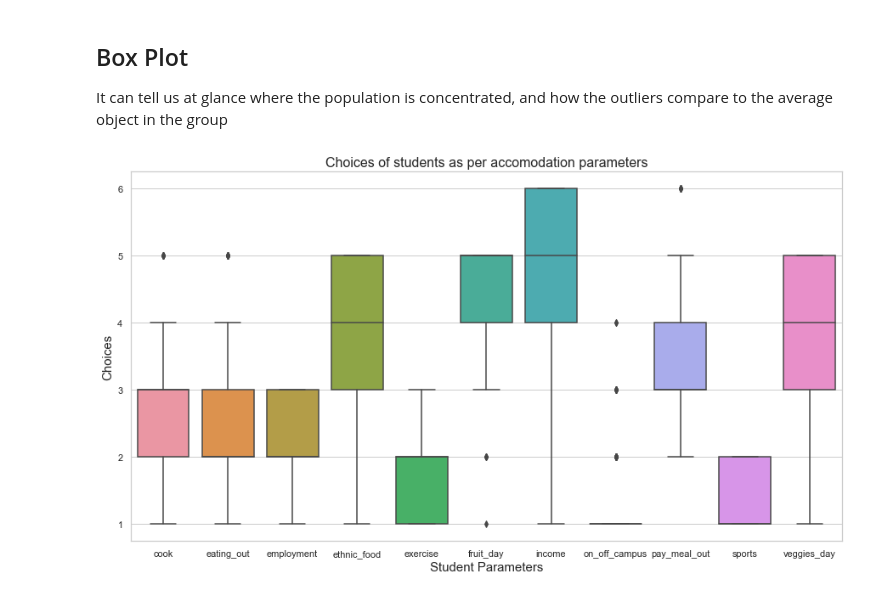
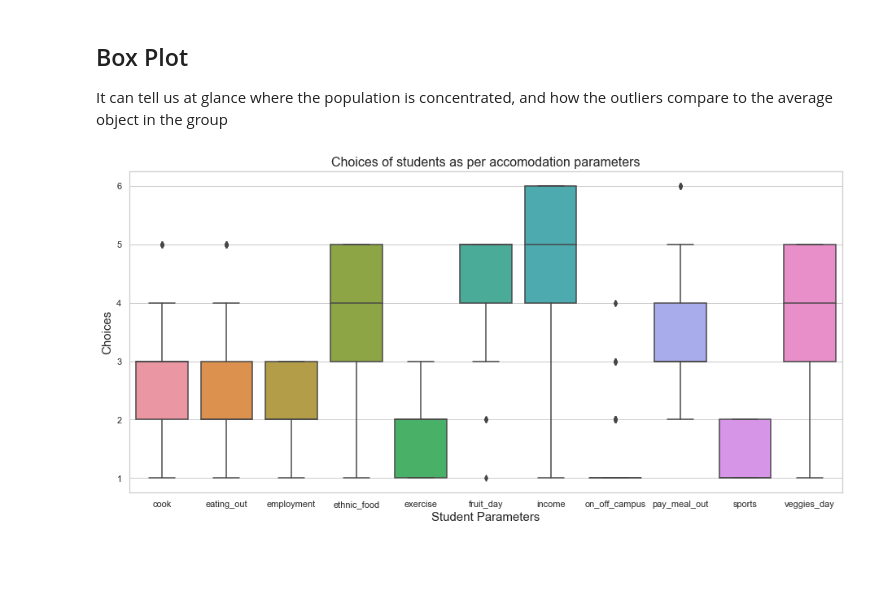
Before and after one commit to digital-programmer/hostel-geolocation-eda, a Jupyter notebook: analysis.py.ipynb, the cells around one changed output. Drawn from its saved outputs; the diff is of its cells as text; code cells hidden in the pictures; blank space fills up the shorter version.

```diff
--- a/analysis.py.ipynb
+++ b/analysis.py.ipynb
@@ -22,7 +22,23 @@ import numpy as np
 import pandas as pd
 import seaborn as sns
 import matplotlib.pyplot as plt
+import matplotlib.cm as cm
+import matplotlib.colors as colors
+%matplotlib inline
 import os
+import requests,json
+from sklearn.cluster import KMeans
+# import warnings filter
+from warnings import simplefilter
+# ignore all future warnings
+simplefilter(action='ignore', category=FutureWarning)
+
+import folium # plotting library
+from folium import plugins
+
+# style of plots
+plt.style.use('seaborn-whitegrid')
+
 # show all rows in the data set
 pd.set_option('display.max_rows', None)
 # %% [markdown]
@@ -135,14 +151,14 @@ food_choices
 ## Box Plot
 It can tell us at glance where the population is concentrated, and how the outliers compare to the average object in the group
 # %%
-sns.set_style(style="whitegrid",rc = {'figure.figsize':(15,8)}) # set plot style
+sns.set(style="whitegrid",rc={'figure.figsize':(15.7,7.27)})# set plot size
 sns.boxplot(x="variable",y="value", data=pd.melt(food_choices)) # prepare to plot
 plt.xlabel("Student Parameters", fontsize= 15) # set labels
 plt.ylabel("Choices", fontsize= 15)
 plt.title("Choices of students as per accomodation parameters", fontsize= 16)
 plt.show() # display box plot
 # %% [output]
-[figure, old version]
+[figure, new version]
 # %% [markdown]
 # Run K-means Clustering on the data
 K Means Clustering will help us group locations based on the amenities located around them. For example, a location with a high amount of shops nearby will be labeled "Amenity Rich" while a location with less amenities will be labeled "Amenity Poor". Similar locations will be grouped (clustered) together.
```
Also changed, not shown: parts of 31 cells of this notebook, 4 other files.
